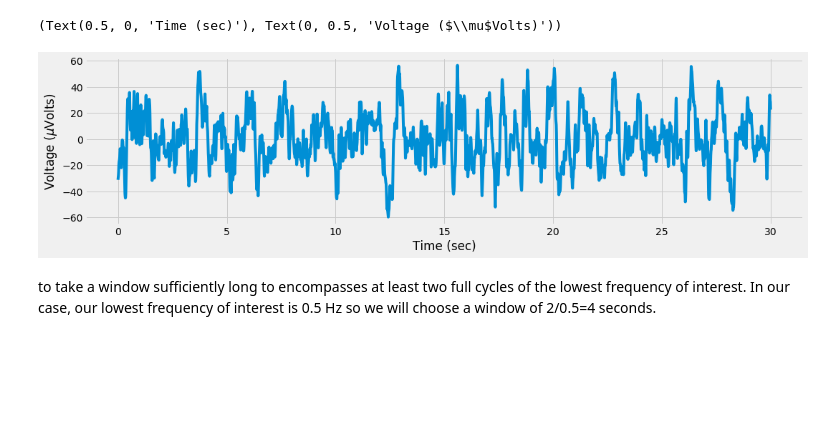
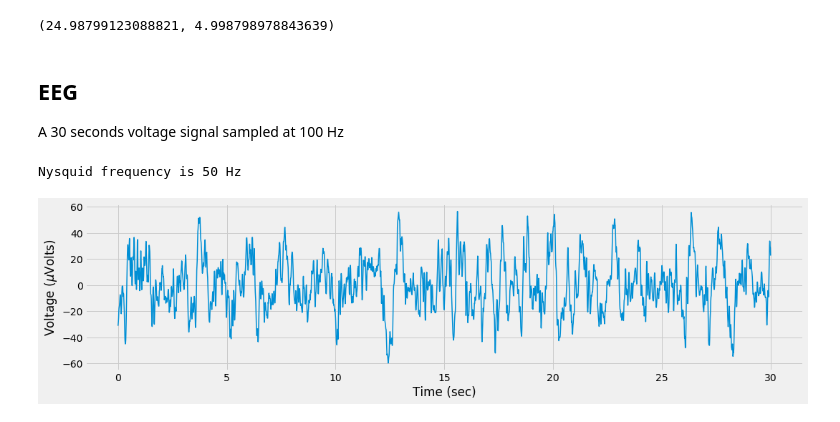
Before and after one commit to OrielBanne/myIPythonNotebooks, a Jupyter notebook: Signal_Processing/Welch's periodogram.ipynb, the cells around one changed output. Drawn from its saved outputs; the diff is of its cells as text; code cells hidden in the pictures; blank space fills up the shorter version.

```diff
--- a/Signal_Processing/Welch's periodogram.ipynb
+++ b/Signal_Processing/Welch's periodogram.ipynb
@@ -13,12 +94,18 @@ Populating the interactive namespace from numpy and matplotlib
+# %%
+2*ps.max(), np.sqrt(2*ps.max())
+# %% [output]
+(24.98799123088821, 4.998798978843639)
+# %% [markdown]
+<H2>EEG</H2>
+<P> A 30 seconds voltage signal sampled at 100 Hz</P>
 # %%
-data = np.loadtxt('data/data.txt')
-sf = 100 # samples per second
+eeg = np.loadtxt('data/EEG.txt')
+sr = 100 # samples per second
+Nysquid = sr/2
+print('Nysquid frequency is %d Hz'%Nysquid)
 fig, ax = plt.subplots(figsize=(16,4))
-plt.plot(np.arange(data.size)/sf, data)
-plt.xlabel('Time (sec)'), plt.ylabel('Voltage ($\mu$Volts)')
+plt.plot(np.arange(eeg.size)/sr, eeg, lw = 1.5)
+plt.xlabel('Time (sec)'), plt.ylabel('Voltage ($\mu$Volts)');
 # %% [output]
-(Text(0.5, 0, 'Time (sec)'), Text(0, 0.5, 'Voltage ($\\mu$Volts)'))
+Nysquid frequency is 50 Hz
-[figure, old version]
+[figure, new version]
-# %% [markdown]
- to take a window sufficiently long to encompasses at least two full cycles of the lowest frequency of interest. In our case, our lowest frequency of interest is 0.5 Hz so we will choose a window of
-2/0.5=4 seconds.
```
Also changed, not shown: parts of 20 cells of this notebook, 1 other file.
